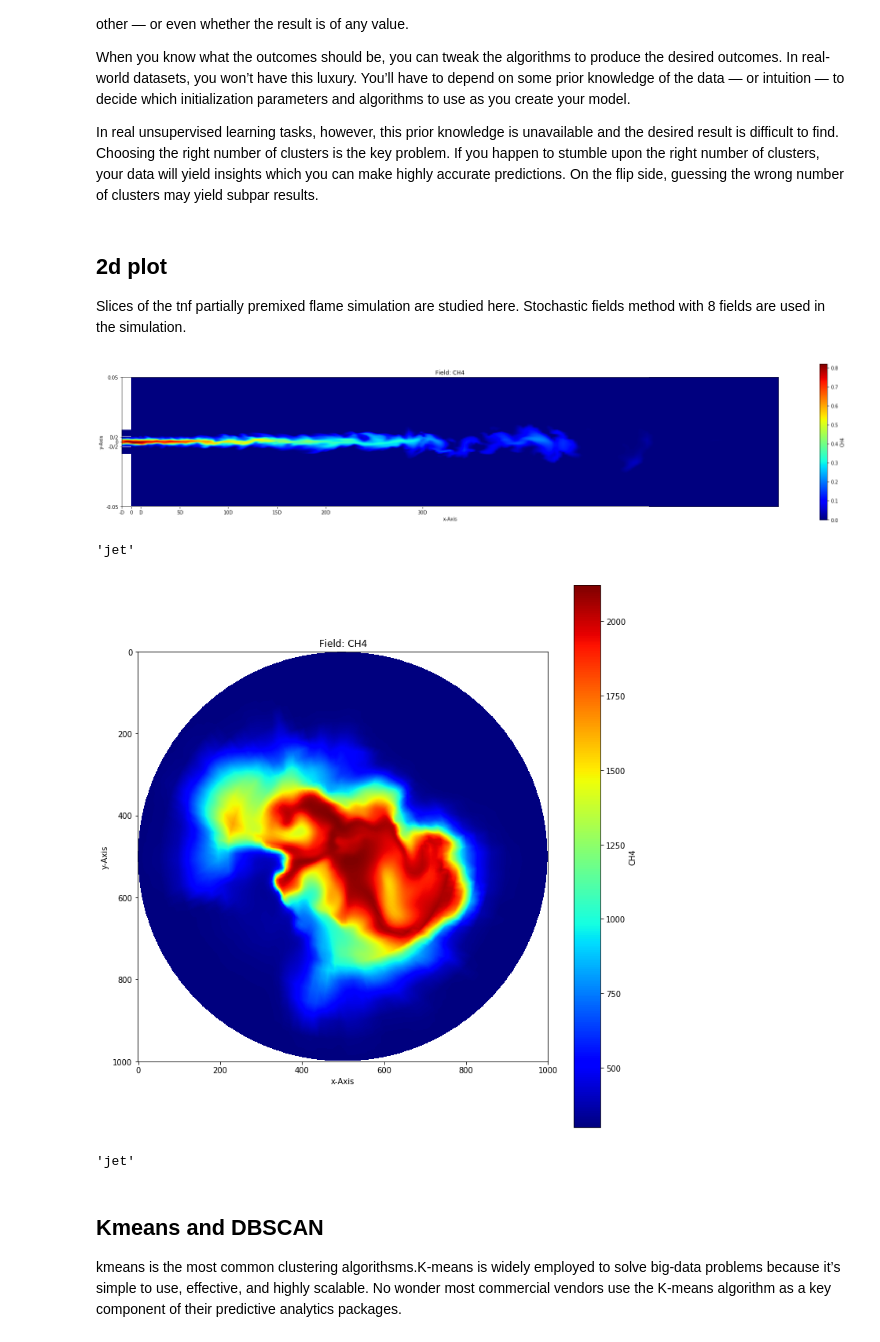
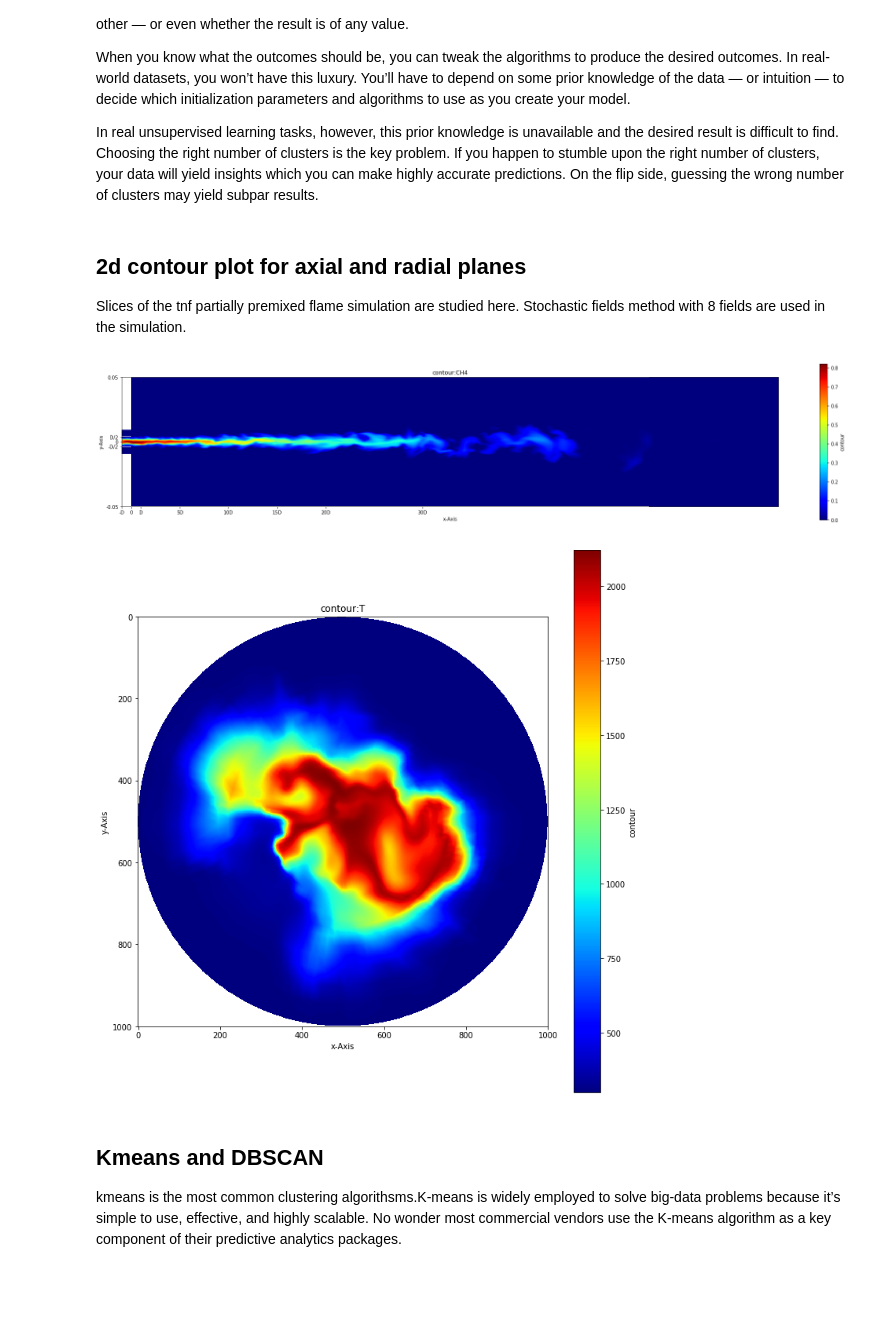
Before and after one commit to mhansinger/Clustering_combustion, a Jupyter notebook: combustionClustering.ipynb, the cells around one changed output. Saved outputs shown, nothing was run; the diff lists cells and outputs as text; code cells hidden in the pictures; blank space fills up the shorter version.

```diff
--- a/combustionClustering.ipynb
+++ b/combustionClustering.ipynb
@@ -21,22 +18,20 @@ case = './Data'
 # %% [markdown]
-## 2d plot
+## 2d contour plot for axial and radial planes
 Slices of the tnf partially premixed flame simulation are studied here. Stochastic fields method with 8 fields are used in the simulation.
 # %%
-from bc import read_data, plot_field
+from bc import read_data, plot_contour
 data_name = 'plane_xy_00.csv'
 df, mesh = read_data(data_name)
-cmap='jet'
-plot_field(data_name,mesh,'CH4',df['CH4'],cmap)
+
+plot_contour(data_name,mesh,df['CH4'])
 # %% [output]
 [figure]
-'jet'
 # %%
 data_name = 'plane_yz_50.csv'
 df, mesh = read_data(data_name)
-plot_field(data_name,mesh,'CH4',df['T'],cmap)
+plot_contour(data_name,mesh,df['T'])
 # %% [output]
-[figure, old version]
+[figure, new version]
-'jet'
 # %% [markdown]
 ## Kmeans and DBSCAN
 kmeans is the most common clustering algorithsms.K-means is widely employed to solve big-data problems because it’s simple to use, effective, and highly scalable. No wonder most commercial vendors use the K-means algorithm as a key component of their predictive analytics packages.
```
Also changed, not shown: parts of 12 cells of this notebook, 2 other files.
